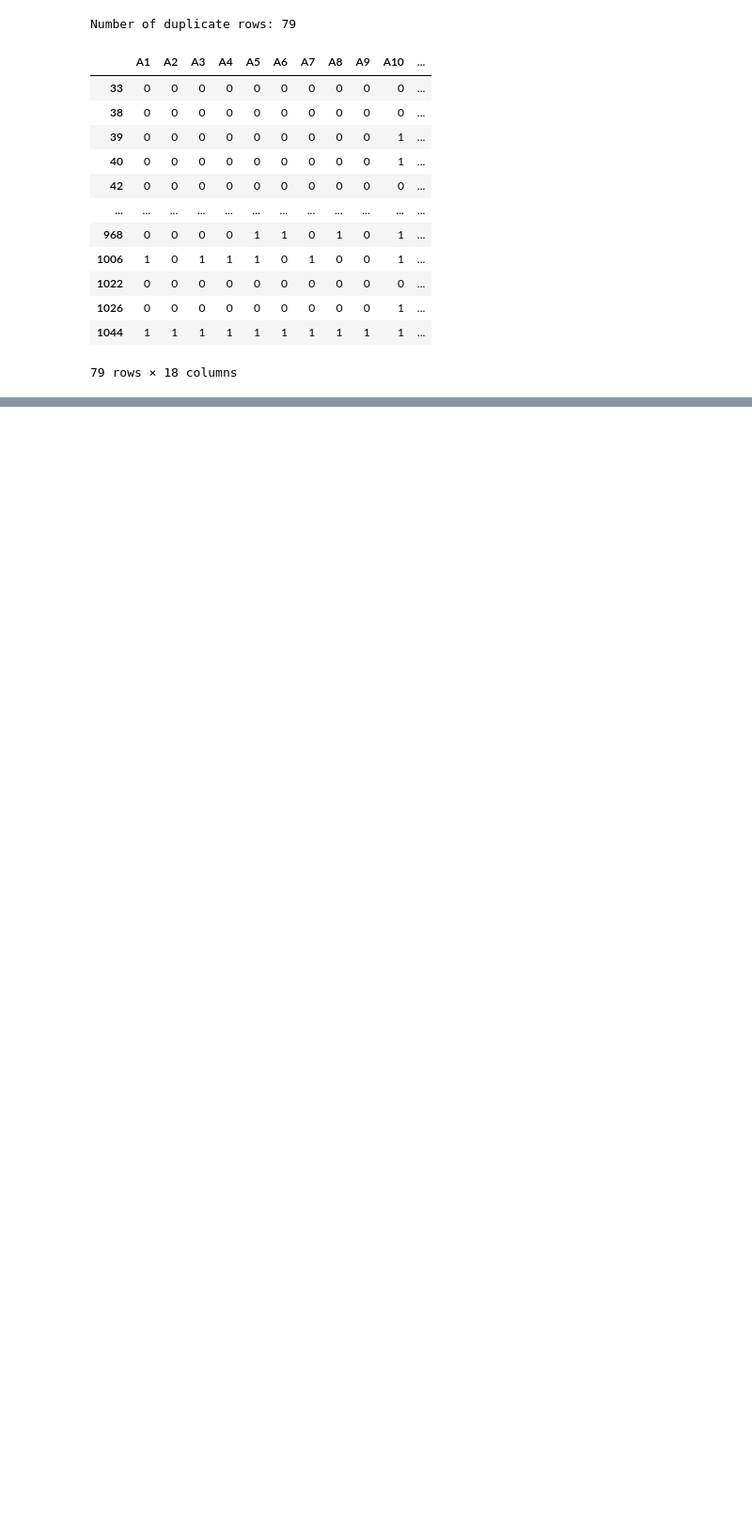
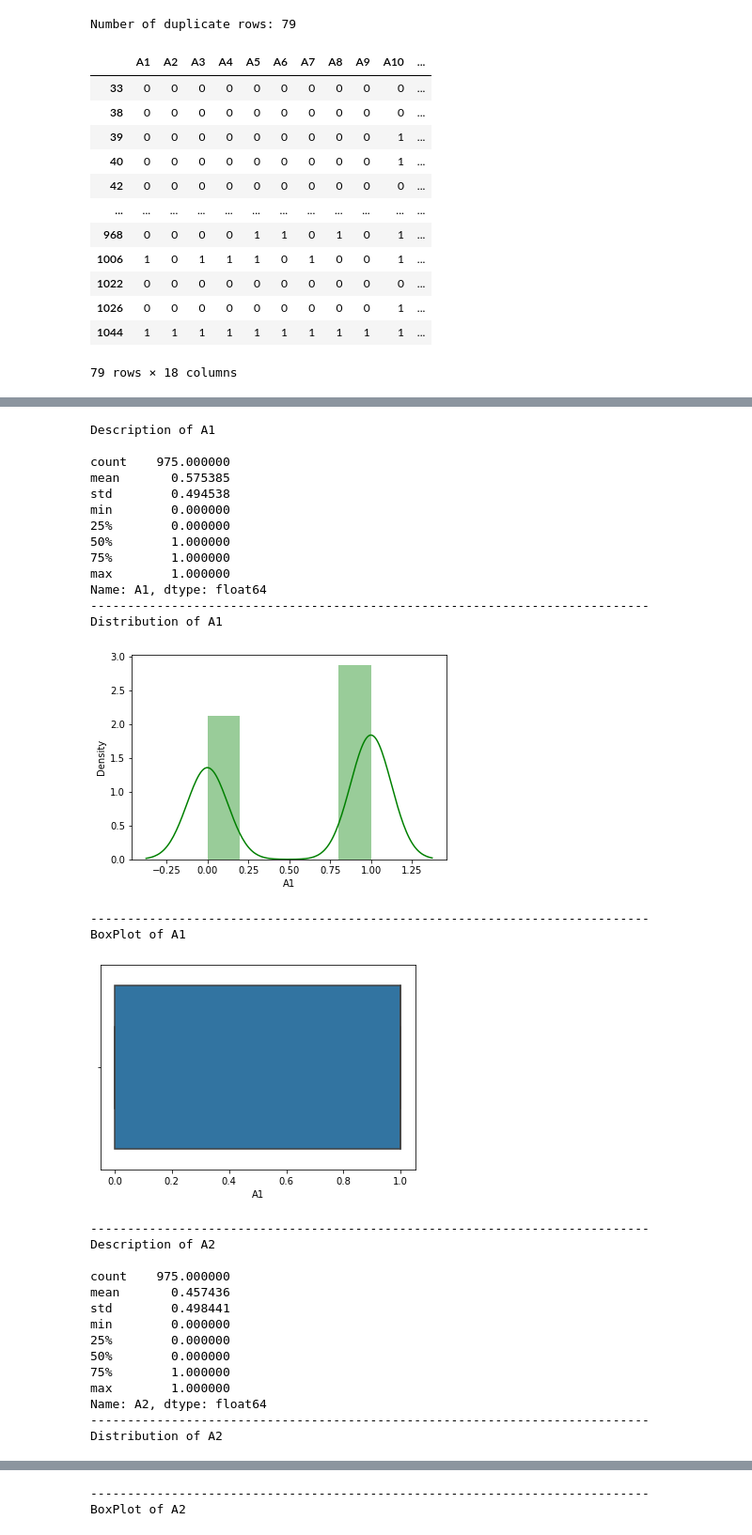
Before and after one commit to mp-balaji/Predicting-Autism-in-Toddlers-through-Machine-Learning, a Jupyter notebook: ASD_Prediction_EDA.ipynb, the cells around one changed output, grey strips where cells are left out. Shown at 94% size. Cells and saved outputs as stored; diff of their text form; code cells hidden in the pictures; blank space fills up the shorter version.

```diff
--- a/ASD_Prediction_EDA.ipynb
+++ b/ASD_Prediction_EDA.ipynb
@@ -236,0 +275,56 @@ dtype: int64
+# %%
+# Univariate analysis on numeric columns
+
+def univariate_analysis(column,nbins):
+    print('\033[1m'+ "Description of " + column + '\033[0m' + '\n' )
+    print(df[column].describe())
+    print("----------------------------------------------------------------------------")
+
+
+    plt.figure()
+    print('\033[1m'+ "Distribution of " + column + '\033[0m' + '\n')
+    sns.distplot(df[column], kde=True, color='g');
+    plt.show()
+    print("----------------------------------------------------------------------------")
+
+
+    plt.figure()
+    print('\033[1m'+ "BoxPlot of " + column + '\033[0m' + '\n')
+    ax = sns.boxplot(x=df[column])
+    plt.show()
+    print("----------------------------------------------------------------------------")
+# %%
+for column in list(df.select_dtypes(exclude='object').columns):
+    univariate_analysis(column,20)
+# %% [output]
+Description of A1
+
+count    975.000000
+mean       0.575385
+std        0.494538
+min        0.000000
+25%        0.000000
+50%        1.000000
+75%        1.000000
+max        1.000000
+Name: A1, dtype: float64
+----------------------------------------------------------------------------
+Distribution of A1
+[figure, added]
+----------------------------------------------------------------------------
+BoxPlot of A1
+[figure, added]
+----------------------------------------------------------------------------
+Description of A2
+
+count    975.000000
+mean       0.457436
+std        0.498441
+min        0.000000
+25%        0.000000
+50%        0.000000
+75%        1.000000
+max        1.000000
+Name: A2, dtype: float64
+----------------------------------------------------------------------------
+Distribution of A2
@@ -236,0 +332,2 @@ dtype: int64
+----------------------------------------------------------------------------
+BoxPlot of A2
```
Also changed, not shown: parts of 19 cells of this notebook.
